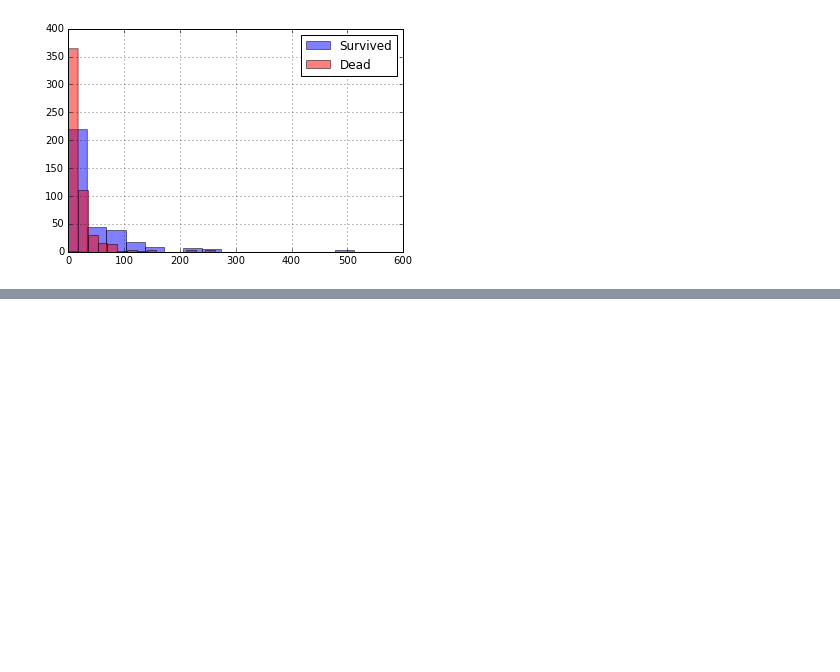
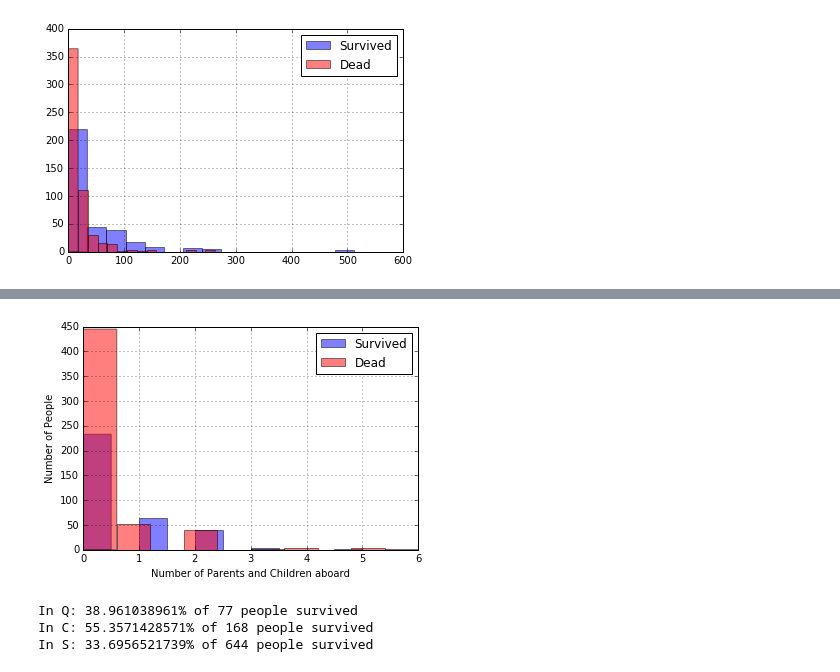
Before and after one commit to philbort/kaggle, a Jupyter notebook: titanic/titanic_explore_data.ipynb, the cells around one changed output, grey strips where cells are left out. Drawn from its saved outputs; the diff is of its cells as text; code cells hidden in the pictures; blank space fills up the shorter version.

```diff
--- a/titanic/titanic_understand_data.ipynb
+++ b/titanic/titanic_explore_data.ipynb
@@ -182,0 +116,28 @@ random_forest.score(X,y)
+# %%
+# Explore Parch (parents/children)
+survive_parch = train_df.Parch[train_df['Survived'] == 1]
+dead_parchp = train_df.Parch[train_df['Survived'] == 0]
+plt.hist(survive_parch, alpha = 0.5, color = 'b', label = 'Survived')
+plt.hist(dead_parchp, alpha = 0.5, color = 'r', label = 'Dead')
+plt.legend(loc = 'upper right')
+plt.xlabel('Number of Parents and Children aboard')
+plt.ylabel('Number of People')
+plt.grid(True)
+
+# I don't see any relevance
+# %% [output]
+[figure, added]
+# %%
+# Explore embarked
+for i in {'S', 'C', 'Q'}:
+    embarked = len(train_df[train_df['Embarked'] == i])
+    survive_embarked = len(train_df[ (train_df['Embarked'] == i) &
+                                     (train_df['Survived'] == 1) ])
+    print('In ' + i + ': ' + str(survive_embarked/float(embarked) * 100) +
+          '% of ' + str(embarked) + ' people survived')
+
+# People embarked from C survived at slightly higher rate
+# %% [output]
+In Q: 38.961038961% of 77 people survived
+In C: 55.3571428571% of 168 people survived
+In S: 33.6956521739% of 644 people survived
```
Also changed, not shown: parts of 14 cells of this notebook, 1 other file.
